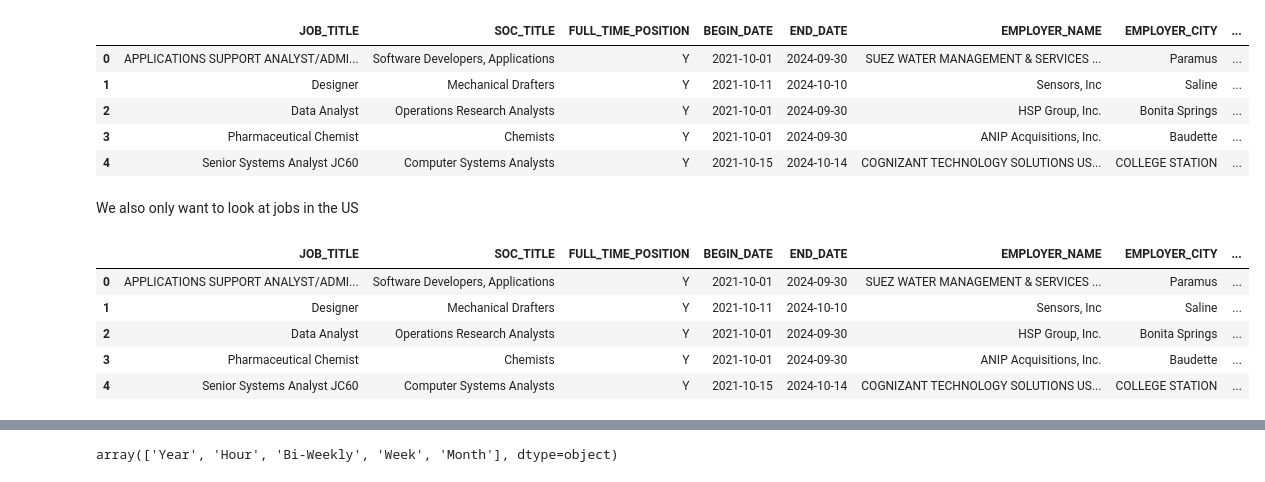
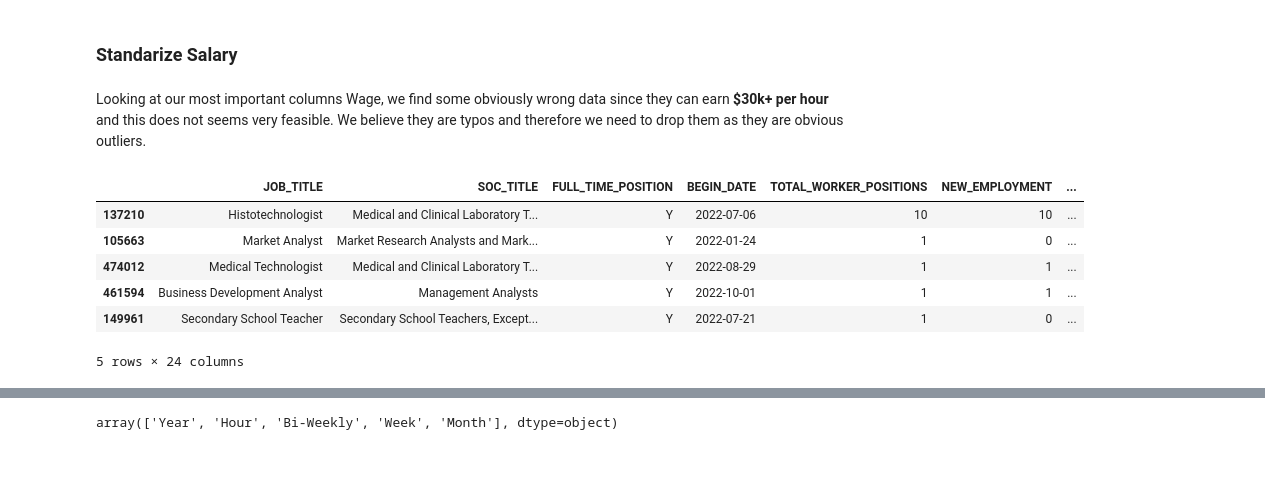
Before and after one commit to mistaround/h1b-analysis, a Jupyter notebook: main.ipynb, the cells around one changed output, grey strips where cells are left out. Saved outputs shown, nothing was run; the diff lists cells and outputs as text; code cells hidden in the pictures.

```diff
--- a/main.ipynb
+++ b/main.ipynb
@@ -130,0 +241,3 @@ df2022.head()
+# %%
+df2022 = df2022_raw[columns]
+df2022.head(5)
@@ -130,0 +256,2 @@ df2022.head()
+# %%
+df2022 = df2022[(df2022['EMPLOYER_COUNTRY'] == 'UNITED STATES OF AMERICA') & (df2022['VISA_CLASS'] == 'H-1B') & (df2022['CASE_STATUS'] == 'Certified')]
@@ -131,3 +282,5 @@ df2022.head()
+# %%
+df2022 = df2022.drop(labels=['CASE_STATUS', 'VISA_CLASS', 'END_DATE', 'WAGE_RATE_OF_PAY_TO', 'EMPLOYER_COUNTRY', 'SUPPORT_H1B'], axis=1)
 # %%
 df2022.info()
 # %% [output]
@@ -170,0 +306,3 @@ columns = [
+# %%
+df2022 = df2022.dropna()
+df2022.info()
@@ -171,22 +327,14 @@ columns = [
+# %% [markdown]
+### Standarize Salary
+# %% [markdown]
+Looking at our most important columns Wage, we find some obviously wrong data since they can earn **$30k+ per hour** and this does not seems very feasible. We believe they are typos and therefore we need to drop them as they are obvious outliers.
 # %%
-df2022 = df2022[columns]
-df2022.head(5)
+df2022[(df2022['WAGE_RATE_OF_PAY_FROM'] > 35000) & (df2022['WAGE_UNIT_OF_PAY'] != 'Year')].sort_values(by='WAGE_RATE_OF_PAY_FROM').head(5)
 # %% [output]
-|  | JOB_TITLE | SOC_TITLE | FULL_TIME_POSITION | BEGIN_DATE | END_DATE | EMPLOYER_NAME | EMPLOYER_CITY | ... |
-| 0 | APPLICATIONS SUPPORT ANALYST/ADMI... | Software Developers, Applications | Y | 2021-10-01 | 2024-09-30 | SUEZ WATER MANAGEMENT & SERVICES ... | Paramus | ... |
-| 1 | Designer | Mechanical Drafters | Y | 2021-10-11 | 2024-10-10 | Sensors, Inc | Saline | ... |
-| 2 | Data Analyst | Operations Research Analysts | Y | 2021-10-01 | 2024-09-30 | HSP Group, Inc. | Bonita Springs | ... |
-| 3 | Pharmaceutical Chemist | Chemists | Y | 2021-10-01 | 2024-09-30 | ANIP Acquisitions, Inc. | Baudette | ... |
-| 4 | Senior Systems Analyst JC60 | Computer Systems Analysts | Y | 2021-10-15 | 2024-10-14 | COGNIZANT TECHNOLOGY SOLUTIONS US... | COLLEGE STATION | ... |
+|  | JOB_TITLE | SOC_TITLE | FULL_TIME_POSITION | BEGIN_DATE | TOTAL_WORKER_POSITIONS | NEW_EMPLOYMENT | ... |
+| 137210 | Histotechnologist | Medical and Clinical Laboratory T... | Y | 2022-07-06 | 10 | 10 | ... |
+| 105663 | Market Analyst | Market Research Analysts and Mark... | Y | 2022-01-24 | 1 | 0 | ... |
+| 474012 | Medical Technologist | Medical and Clinical Laboratory T... | Y | 2022-08-29 | 1 | 1 | ... |
+| 461594 | Business Development Analyst | Management Analysts | Y | 2022-10-01 | 1 | 1 | ... |
+| 149961 | Secondary School Teacher | Secondary School Teachers, Except... | Y | 2022-07-21 | 1 | 0 | ... |
+5 rows × 24 columns
-# %% [markdown]
-We also only want to look at jobs in the US
-# %%
-df2022 = df2022[df2022['EMPLOYER_COUNTRY'] == 'UNITED STATES OF AMERICA']
-df2022.head(5)
-# %% [output]
-|  | JOB_TITLE | SOC_TITLE | FULL_TIME_POSITION | BEGIN_DATE | END_DATE | EMPLOYER_NAME | EMPLOYER_CITY | ... |
-| 0 | APPLICATIONS SUPPORT ANALYST/ADMI... | Software Developers, Applications | Y | 2021-10-01 | 2024-09-30 | SUEZ WATER MANAGEMENT & SERVICES ... | Paramus | ... |
-| 1 | Designer | Mechanical Drafters | Y | 2021-10-11 | 2024-10-10 | Sensors, Inc | Saline | ... |
-| 2 | Data Analyst | Operations Research Analysts | Y | 2021-10-01 | 2024-09-30 | HSP Group, Inc. | Bonita Springs | ... |
-| 3 | Pharmaceutical Chemist | Chemists | Y | 2021-10-01 | 2024-09-30 | ANIP Acquisitions, Inc. | Baudette | ... |
-| 4 | Senior Systems Analyst JC60 | Computer Systems Analysts | Y | 2021-10-15 | 2024-10-14 | COGNIZANT TECHNOLOGY SOLUTIONS US... | COLLEGE STATION | ... |
```
Also changed, not shown: parts of 377 cells of this notebook, 3 other files.
